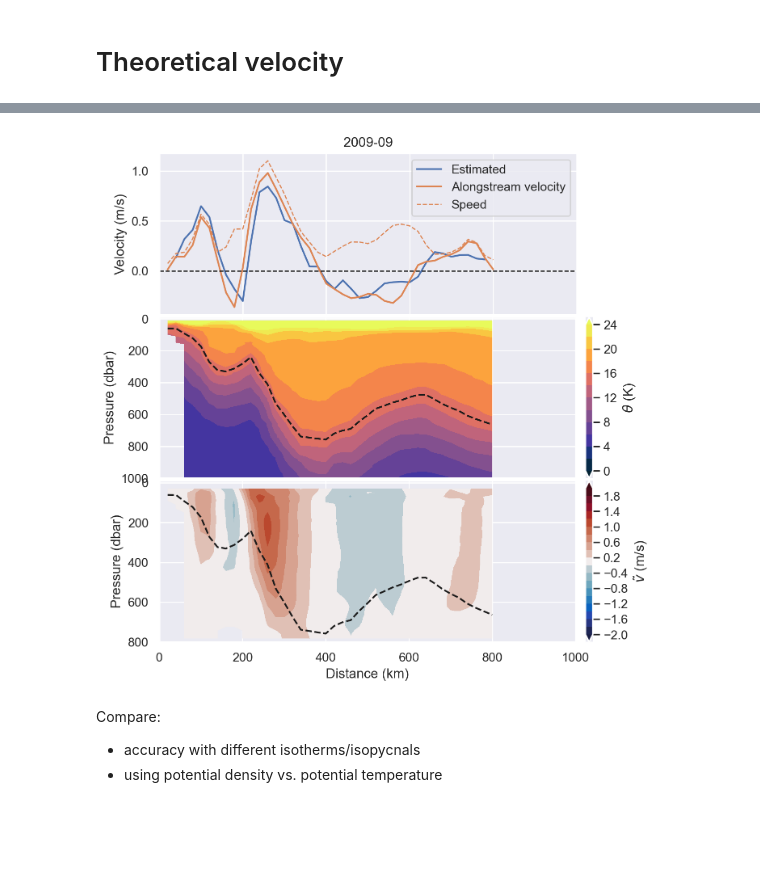
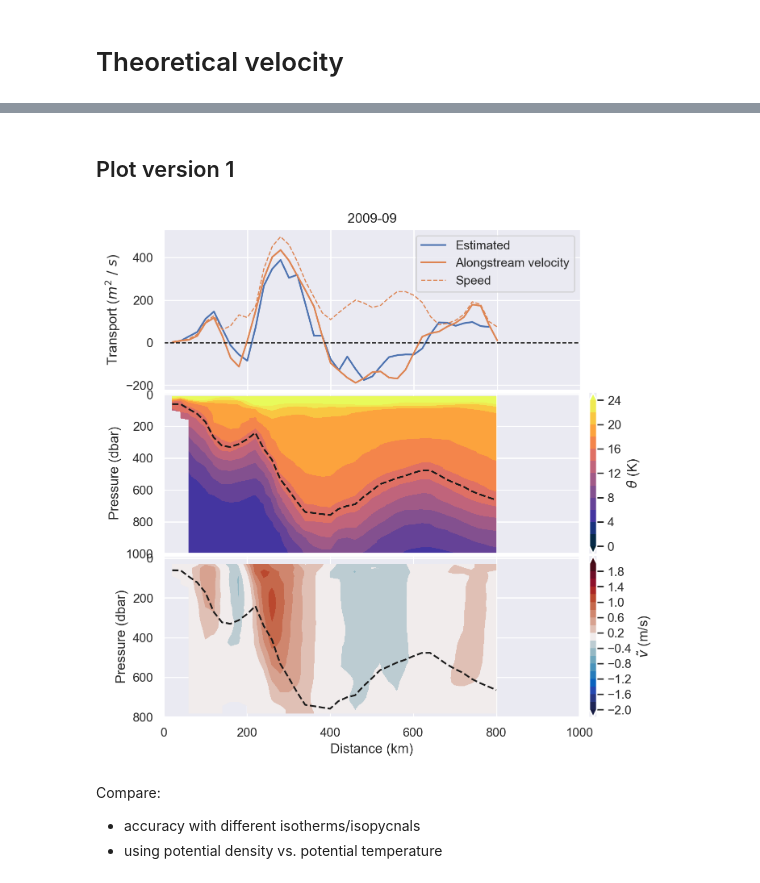
Before and after one commit to ktcarr/12.843, a Jupyter notebook: lab2/lab2_analysis.ipynb, the cells around one changed output, grey strips where cells are left out. Saved outputs shown, nothing was run; the diff lists cells and outputs as text; code cells hidden in the pictures; blank space fills up the shorter version.

Commit message:
Compute transport in addition to velocity, and figure with velocity and theta on same panel

```diff
--- a/lab2/lab2_analysis.ipynb
+++ b/lab2/lab2_analysis.ipynb
@@ -111,14 +105,14 @@ def get_lower_upper(data, iso):
 
 def get_gprime(data, iso):
     '''Compute reduced gravity, based on isotherm/isopycnal'''
+    g = 9.8
     rho_lower, rho_upper = get_lower_upper(data['rho'], iso)
     gprime = deepcopy(iso)
-    gprime.values = 9.8 * (rho_lower-rho_upper) / (rho_upper + 1000) #
+    gprime.values = g * (rho_lower-rho_upper) / (rho_upper + 1000) #
     return gprime
 
 def est_velocity(data,x):
     '''Get estimated velocity from data, based on selected iso-line'''
-    g     = 9.8 # acceleration due to gravity (NEED TO COMPUTE REDUCED GRAVITY!!!)
     omega = 2*np.pi/(3600*24) # rotation rate of earth (radians/sec)
     f     = 2*omega*np.sin(np.deg2rad(40.3)) # estimate of f0, based on latitude of ~40 degrees N
     iso, grad = get_iso_xr(data,x)    # Get isoline and compute horizontal gradient
@@ -127,3 +121,19 @@ def est_velocity(data,x):
     return iso, grad, v
 # %% [markdown]
 # Theoretical velocity
+# %%
+mpl.rcParams['figure.dpi'] = 200
+
+time_idx  = 0
+iso_level = 15
+plot_velocity = False
+
+## Compute isoline and velocity
+iso, grad, v             = est_velocity(data.isel(time=time_idx), iso_level)
+speed_lower, speed_upper = get_lower_upper(velocity.sel(name='v').isel(time=time_idx), iso)
+vhat_lower,  vhat_upper  = get_lower_upper(velocity_transformed.sel(name='v').isel(time=time_idx), iso)
+
+### Integrated transport
+v_transport    = v           * iso # integrated transport (note: units of iso are 'm')
+speed_tranport = speed_upper * iso
+vhat_transport = vhat_upper  * iso
@@ -130,59 +189,56 @@ def est_velocity(data,x):
+# %% [markdown]
+## Plot version 1
 # %%
-mpl.rcParams['figure.dpi'] = 200
-
-time_idx  = 5
-iso_level = 15
-
-iso, grad, v             = est_velocity(data.isel(time=time_idx), iso_level)
-speed_lower, speed_upper = get_lower_upper(velocity.sel(name='v').isel(time=time_idx), iso)
-vhat_lower,  vhat_upper  = get_lower_upper(velocity_transformed.sel(name='v').isel(time=time_idx), iso)
-
+##### Plotting
 c = sns.color_palette()
-
 figsize = np.array([8,8])
 fig = plt.figure(figsize=figsize)
 gs = fig.add_gridspec(30,30)
 
 #### Land vs. Ocean #####
 ax0 = fig.add_subplot(gs[:10,:25])
-p1 = ax0.plot(v.dist, v.values, label='Estimated')
-p2 = ax0.plot(v.dist, vhat_upper,  color=c[1], label='Alongstream velocity')
-p2 = ax0.plot(v.dist, speed_upper, color=c[1], label='Speed', ls='--', lw=1)
-# du = ax0.contourf(np.array([[]]), np.array([[]]))
+if plot_velocity:
+    p1 = ax0.plot(v.dist, v.values, label='Estimated')
+    p2 = ax0.plot(v.dist, vhat_upper,  color=c[1], label='Alongstream velocity')
+    p2 = ax0.plot(v.dist, speed_upper, color=c[1], label='Speed', ls='--', lw=1)
+    ax0.set_ylabel('Velocity ($m~/~s$)')
+else:
+    p1 = ax0.plot(v.dist, v_transport.values, label='Estimated')
+    p2 = ax0.plot(v.dist, vhat_transport,  color=c[1], label='Alongstream velocity')
+    p2 = ax0.plot(v.dist, speed_tranport, color=c[1], label='Speed', ls='--', lw=1)
+    ax0.set_ylabel(r'Transport ($m^2~/~s$)')
 ax0.set_xticklabels([])
 ax0.axhline(0,ls='--',lw=1,c='k')
 ax0.set_xlim([0,1000])
-ax0.set_ylabel('Velocity (m/s)')
 ax0.legend()
 y,m = get_ym(data, time_idx)
 ax0.set_title(f'{y}-{m:02d}')
 
 #### Plot Temperature profile ###
 ax = fig.add_subplot(gs[10:20,:])
 p = ax.contourf(data.dist, data.depth, data.isel(time=time_idx)['T'].T, cmap='cmo.thermal',
                levels=np.arange(0,25,2), extend='both') # create contour plot
 cb = fig.colorbar(p, orientation='vertical', pad=.02, label=r'$\theta$ (K)')
 ax.plot(iso.dist, iso.values, c='k', ls='--')
 ax.set_ylabel('Pressure (dbar)')
 ax.set_xticklabels([])
 ax.set_ylim([-10,1000])
 plt.gca().invert_yaxis() # reverse order of y axis so that depth decreases going down
 
-
 #### Plot Velocity profile ####
 ax = fig.add_subplot(gs[20:30,:])
 p = ax.contourf(velocity.dist, velocity.depth, velocity_transformed.sel(name='v').isel(time=time_idx),
                 cmap='cmo.balance', levels=gen_utils.make_cb_range(2,.2), extend='both')
 cb = fig.colorbar(p, orientation='vertical', label=r'$\tilde{v}$ (m/s)', pad=.02)
 ax.plot(iso.dist, iso.values, c='k', ls='--')
 ax.set_ylabel('Pressure (dbar)')
 ax.set_xlabel('Distance (km)')
 ax.set_ylim([-10,800])
 plt.gca().invert_yaxis() # reverse order of y axis so that depth decreases going down
 
 plt.show()
 # %% [output]
-[figure, old version]
+[figure, new version]
 # %% [markdown]
 Compare:
 - accuracy with different isotherms/isopycnals
```
Also changed, not shown: parts of 5 cells of this notebook.
